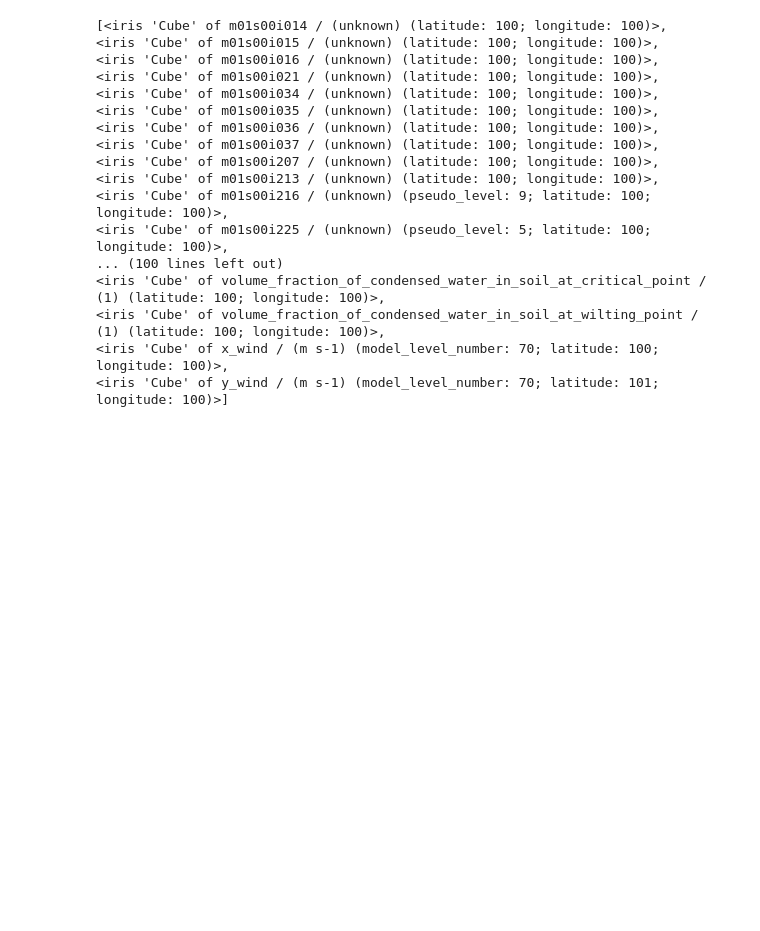
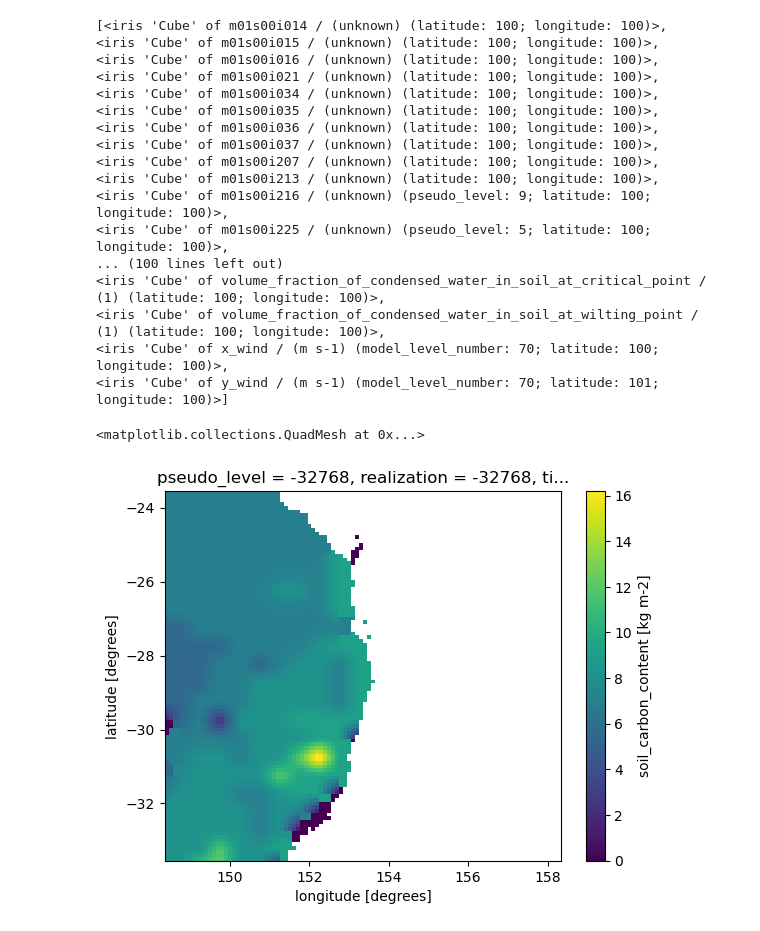
Before and after one commit to 21centuryweather/UM_configuration_tools, a Jupyter notebook: notebooks/UM_RNS_data_flows.ipynb, the cells around one changed output. Saved outputs shown, nothing was run; the diff lists cells and outputs as text; code cells hidden in the pictures; blank space fills up the shorter version.

Commit message:
NEW FILES : Still working through data flow

```diff
--- a/notebooks/UM_RNS_data_flows.ipynb
+++ b/notebooks/UM_RNS_data_flows.ipynb
@@ -79,3 +80,8 @@ ec_recon
 <iris 'Cube' of volume_fraction_of_condensed_water_in_soil_at_wilting_point / (1) (latitude: 100; longitude: 100)>,
 <iris 'Cube' of x_wind / (m s-1) (model_level_number: 70; latitude: 100; longitude: 100)>,
 <iris 'Cube' of y_wind / (m s-1) (model_level_number: 70; latitude: 101; longitude: 100)>]
+# %%
+xr.DataArray.from_iris(ec_recon[95]).plot()
+# %% [output]
+<matplotlib.collections.QuadMesh at 0x...>
+[figure, added]
```
Also changed, not shown: parts of 27 cells of this notebook, 3 other files.
